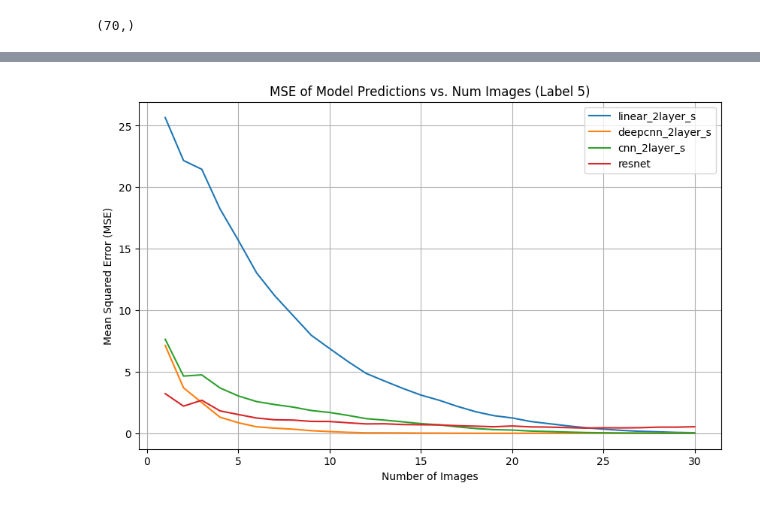
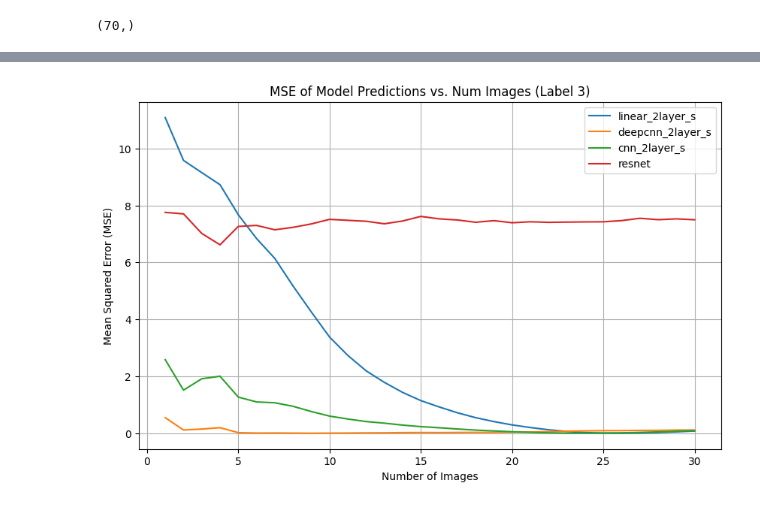
Before and after one commit to Biomedical-Imaging-Group/MolecularDiffusion_MiViT, a Jupyter notebook: train_results.ipynb, the cells around one changed output, grey strips where cells are left out. Saved outputs shown, nothing was run; the diff lists cells and outputs as text; code cells hidden in the pictures.

```diff
--- a/train_results.ipynb
+++ b/train_results.ipynb
@@ -245,35 +244,35 @@ def plot_mse_vs_num_images(models, val_videos, val_labels, chosen_label, selecte
 
     num_images_range = range(1, chosen_video.shape[1] + 1)  # Range of num_images
     mse_results = {name: [] for name in selected_models}  # Store MSE results
 
     for num_images in num_images_range:
         input_video = chosen_video[:,:num_images]  # Select subset of images
         for name, model in models.items():
             if(name in selected_models):
                 model.eval()
                 with torch.no_grad():
 
                     pred = model(input_video.contiguous()).mean().item()  # Aggregate predictions
                     mse = (pred - chosen_label) ** 2  # Compute MSE
                     mse_results[name].append(mse)
 
     # Plot MSE as a function of num_images
     plt.figure(figsize=(10, 6))
     for name, mse_values in mse_results.items():
         plt.plot(num_images_range, mse_values, label=name)
 
     plt.xlabel("Number of Images")
     plt.ylabel("Mean Squared Error (MSE)")
     plt.title(f"MSE of Model Predictions vs. Num Images (Label {chosen_label})")
     plt.legend()
     plt.grid(True)
     plt.show()
 
 selected_models = ["linear_2layer_s","deepcnn_2layer_s", "cnn_2layer_s","resnet"]
 
-plot_mse_vs_num_images(models, val_videos, val_labels, 5, selected_models)
+plot_mse_vs_num_images(models, val_videos, val_labels, 3, selected_models)
 # %% [output]
-[figure, old version]
+[figure, new version]
 # %%
 def plot_mse_vs_num_images_all_D(models, val_vid_in_order, val_d_in_order, selected_models):
     """
```
Also changed, not shown: parts of 6 cells of this notebook, 4 other files.
